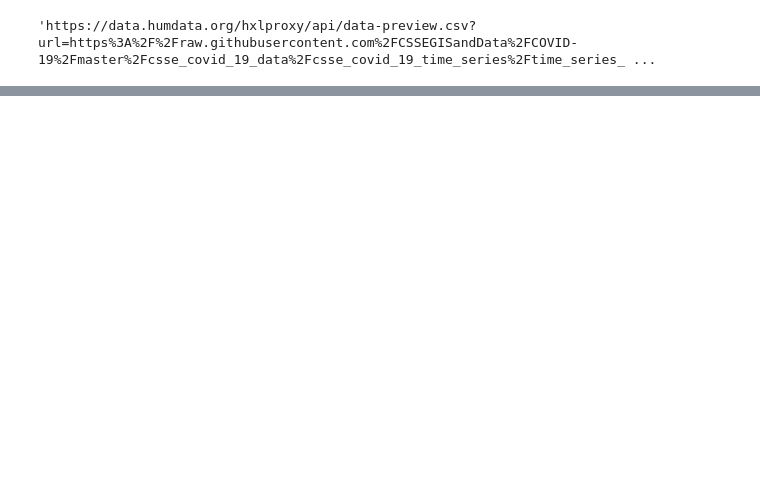
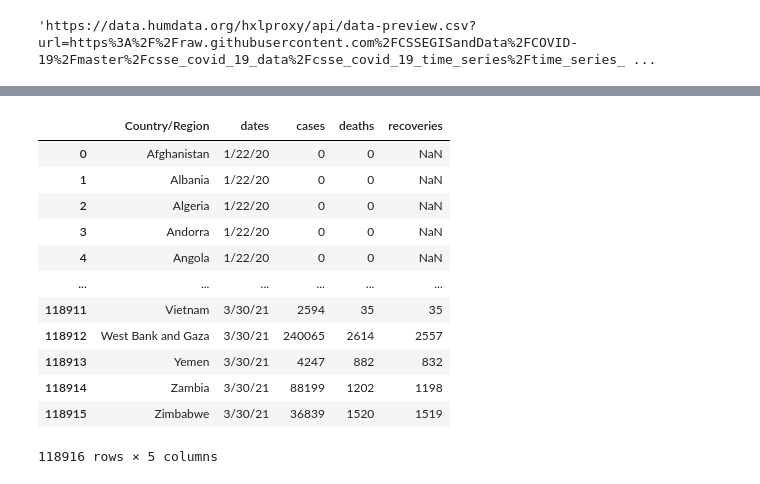
Before and after one commit to dtekluva/cohort3b8wd, a Jupyter notebook: atha/jupyter/NEW_TRY_DATA_COVID19= MELT AND MERGE.ipynb, the cells around one changed output, grey strips where cells are left out. Cells and saved outputs as stored; diff of their text form; code cells hidden in the pictures; blank space fills up the shorter version.

```diff
--- a/atha/jupyter/NEW_TRY_DATA_COVID19= MELT AND MERGE.ipynb
+++ b/atha/jupyter/NEW_TRY_DATA_COVID19= MELT AND MERGE.ipynb
@@ -196,0 +249,2 @@ melted_data_cases
+# %%
+melted_data_recoveries = data_death.melt(id_vars=['Country/Region'], value_name='recoveries', var_name='dates')
@@ -196,0 +267,18 @@ melted_data_cases
+# %%
+melted_data_cases["recoveries"]=melted_data_recoveries.recoveries
+# %%
+melted_data_cases
+# %% [output]
+|  | Country/Region | dates | cases | deaths | recoveries |
+| 0 | Afghanistan | 1/22/20 | 0 | 0 | NaN |
+| 1 | Albania | 1/22/20 | 0 | 0 | NaN |
+| 2 | Algeria | 1/22/20 | 0 | 0 | NaN |
+| 3 | Andorra | 1/22/20 | 0 | 0 | NaN |
+| 4 | Angola | 1/22/20 | 0 | 0 | NaN |
+| ... | ... | ... | ... | ... | ... |
+| 118911 | Vietnam | 3/30/21 | 2594 | 35 | 35 |
+| 118912 | West Bank and Gaza | 3/30/21 | 240065 | 2614 | 2557 |
+| 118913 | Yemen | 3/30/21 | 4247 | 882 | 832 |
+| 118914 | Zambia | 3/30/21 | 88199 | 1202 | 1198 |
+| 118915 | Zimbabwe | 3/30/21 | 36839 | 1520 | 1519 |
+118916 rows × 5 columns
```
Also changed, not shown: parts of 37 cells of this notebook, 6 other files.
